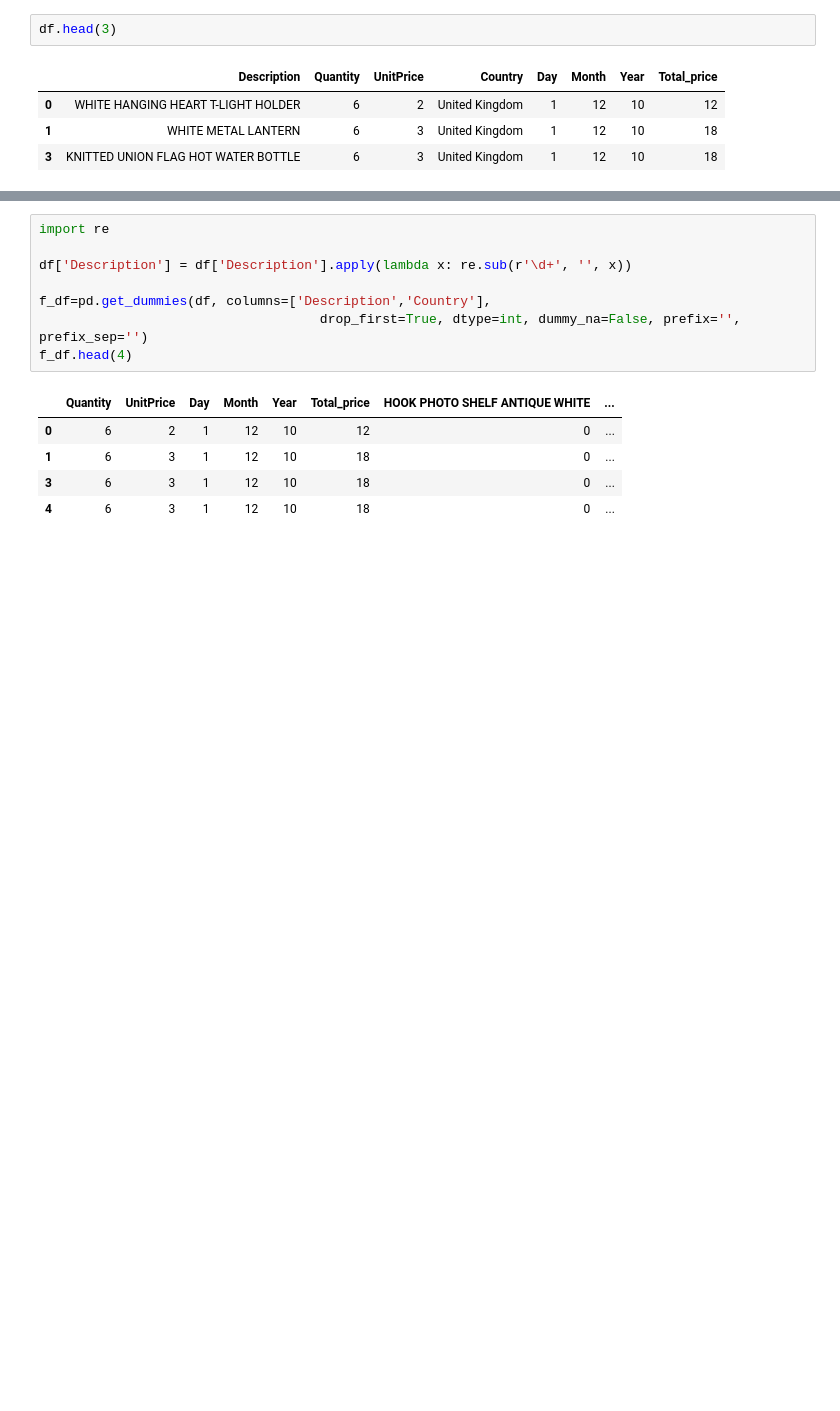
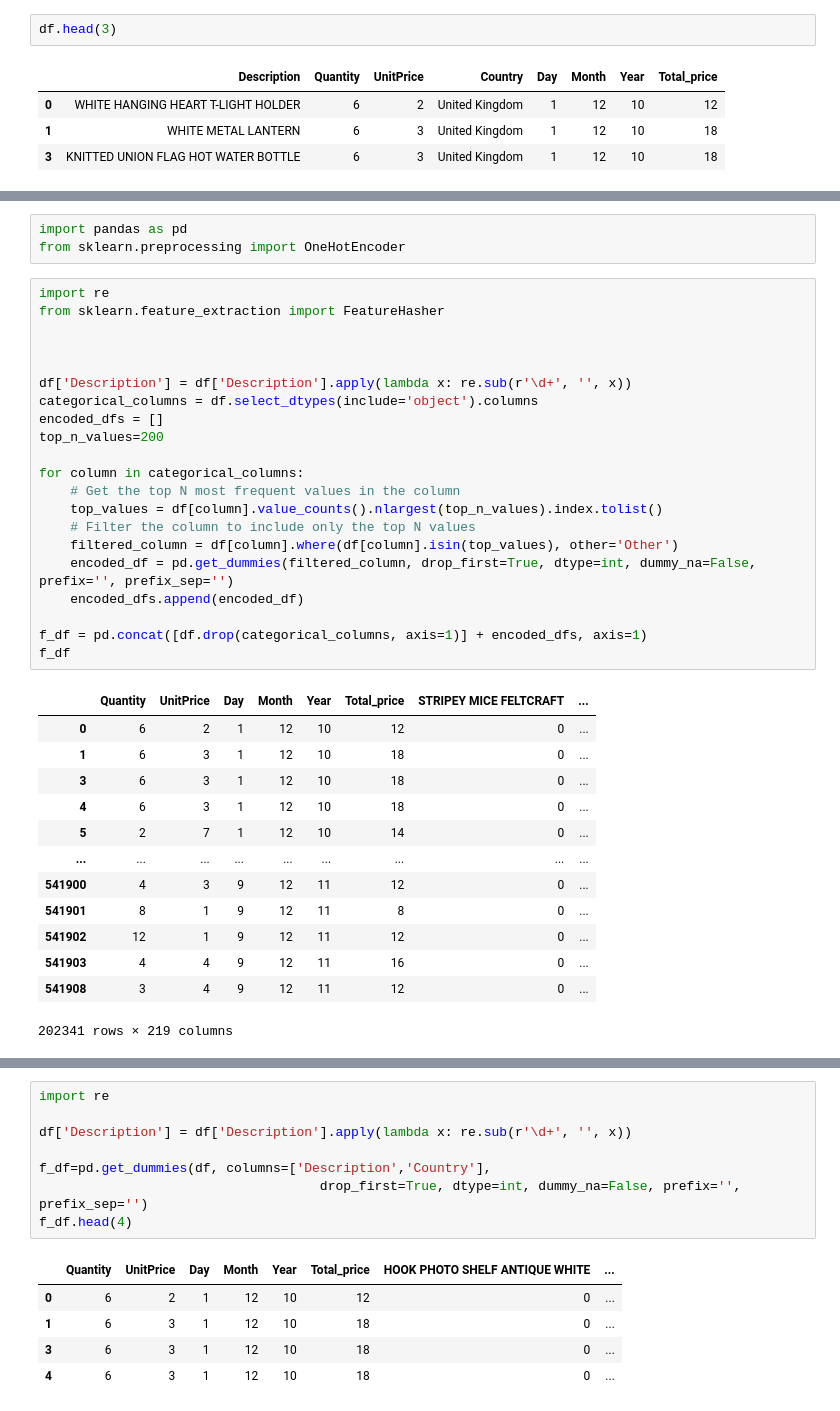
Before and after one commit to vinodkumargr/retail_transaction_pred, a Jupyter notebook: notebook_1.ipynb, the cells around one changed output, grey strips where cells are left out. Saved outputs shown, nothing was run; the diff lists cells and outputs as text; blank space fills up the shorter version.

```diff
--- a/notebook_1.ipynb
+++ b/notebook_1.ipynb
@@ -396,0 +411,38 @@ df.head(3)
+# %%
+import pandas as pd
+from sklearn.preprocessing import OneHotEncoder
+# %%
+import re
+from sklearn.feature_extraction import FeatureHasher
+
+
+
+df['Description'] = df['Description'].apply(lambda x: re.sub(r'\d+', '', x))
+categorical_columns = df.select_dtypes(include='object').columns
+encoded_dfs = []
+top_n_values=200
+
+for column in categorical_columns:
+    # Get the top N most frequent values in the column
+    top_values = df[column].value_counts().nlargest(top_n_values).index.tolist()
+    # Filter the column to include only the top N values
+    filtered_column = df[column].where(df[column].isin(top_values), other='Other')
+    encoded_df = pd.get_dummies(filtered_column, drop_first=True, dtype=int, dummy_na=False, prefix='', prefix_sep='')
+    encoded_dfs.append(encoded_df)
+
+f_df = pd.concat([df.drop(categorical_columns, axis=1)] + encoded_dfs, axis=1)
+f_df
+# %% [output]
+|  | Quantity | UnitPrice | Day | Month | Year | Total_price | STRIPEY MICE FELTCRAFT | ... |
+| 0 | 6 | 2 | 1 | 12 | 10 | 12 | 0 | ... |
+| 1 | 6 | 3 | 1 | 12 | 10 | 18 | 0 | ... |
+| 3 | 6 | 3 | 1 | 12 | 10 | 18 | 0 | ... |
+| 4 | 6 | 3 | 1 | 12 | 10 | 18 | 0 | ... |
+| 5 | 2 | 7 | 1 | 12 | 10 | 14 | 0 | ... |
+| ... | ... | ... | ... | ... | ... | ... | ... | ... |
+| 541900 | 4 | 3 | 9 | 12 | 11 | 12 | 0 | ... |
+| 541901 | 8 | 1 | 9 | 12 | 11 | 8 | 0 | ... |
+| 541902 | 12 | 1 | 9 | 12 | 11 | 12 | 0 | ... |
+| 541903 | 4 | 4 | 9 | 12 | 11 | 16 | 0 | ... |
+| 541908 | 3 | 4 | 9 | 12 | 11 | 12 | 0 | ... |
+202341 rows × 219 columns
```
Also changed, not shown: parts of 13 cells of this notebook, 8 other files.
